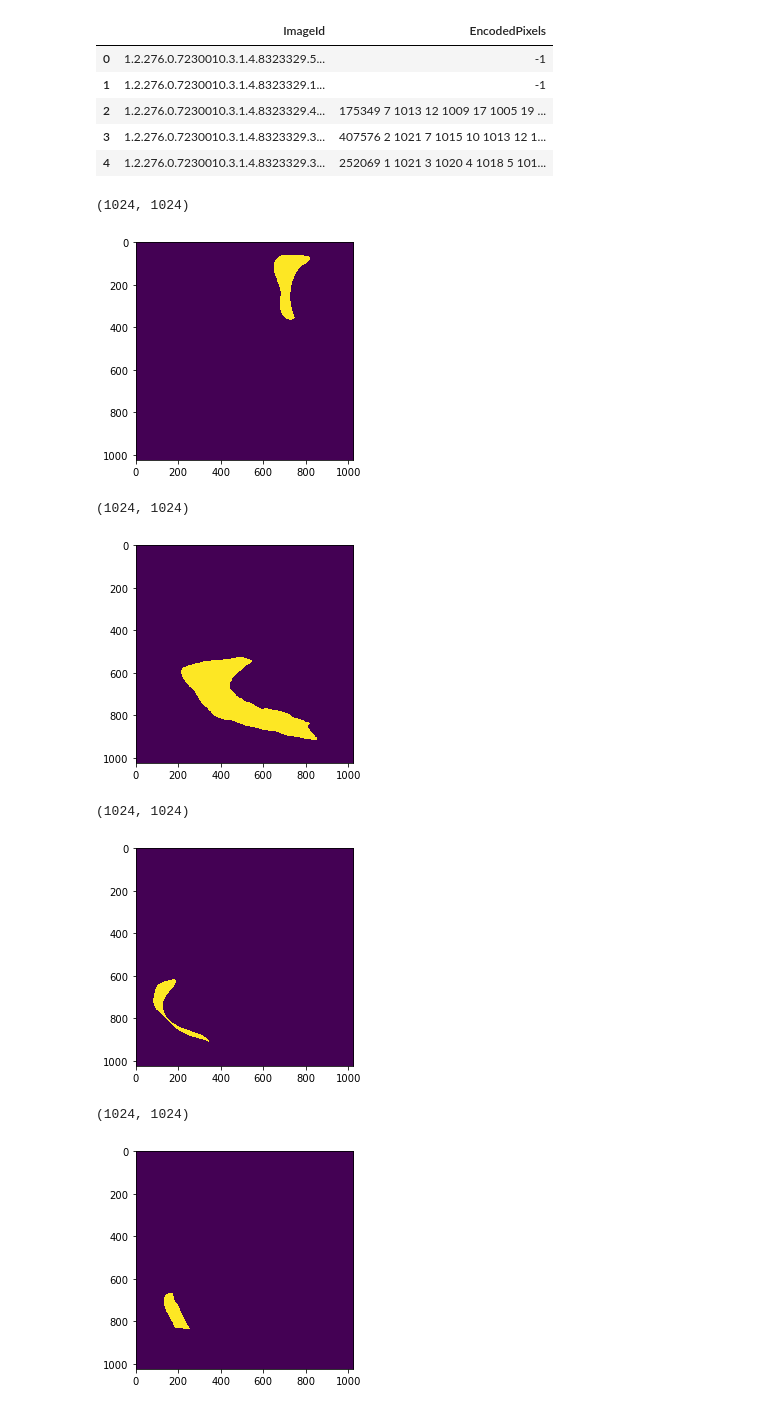
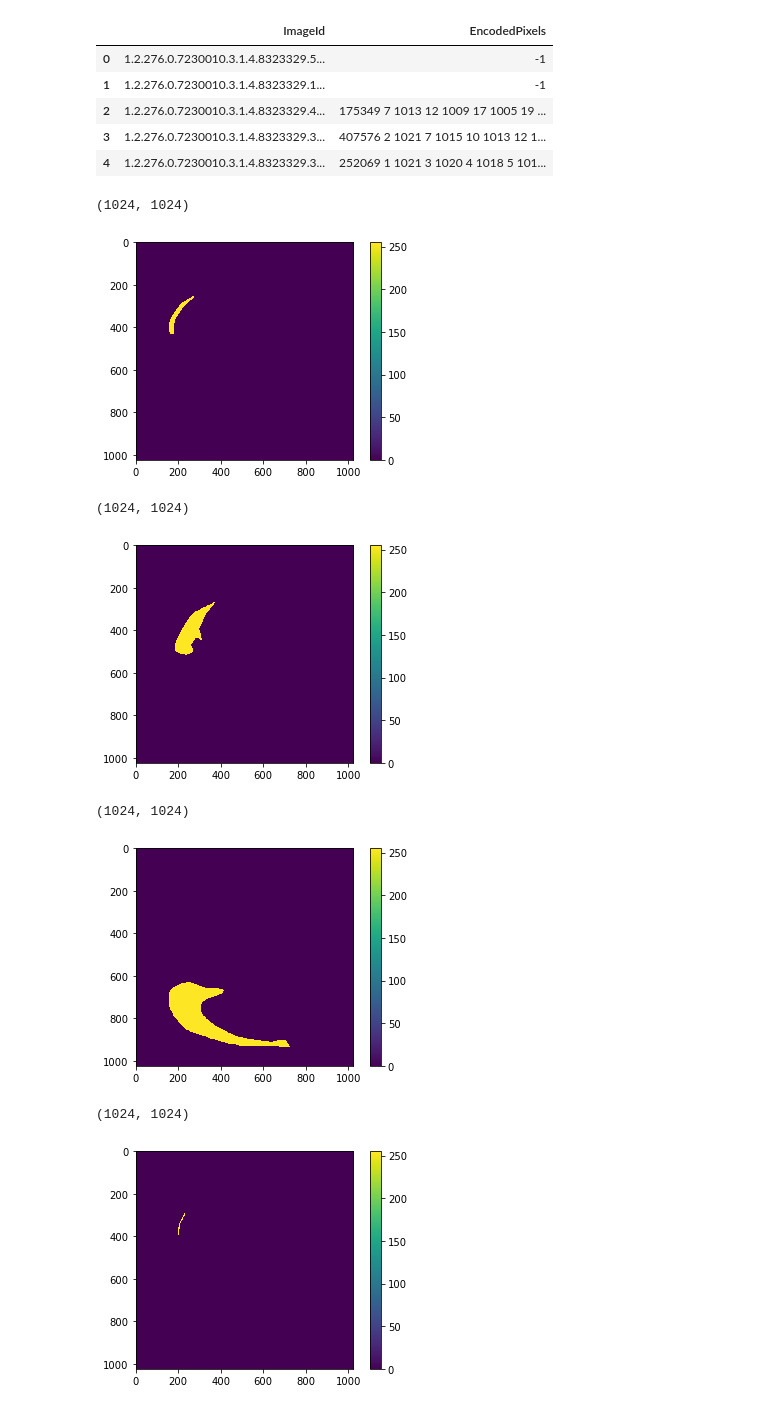
Before and after one commit to xiedidan/siim-pneumothorax, a Jupyter notebook: data-preprocess.ipynb, the cells around one changed output. Drawn from its saved outputs; the diff is of its cells as text; code cells hidden in the pictures.

```diff
--- a/data-preprocess.ipynb
+++ b/data-preprocess.ipynb
@@ -35,29 +37,30 @@ anno_df.head(5)
 # %%
 # try to convert and draw mask
 
 mask_df = anno_df[anno_df['EncodedPixels']!='-1']
 img_list = os.listdir(train_path)
 
 for i in range(5):
     index = random.randint(0, len(mask_df)-1)
 
     imageId = mask_df.iloc[index]['ImageId']
     img_filename = os.path.join(train_path, '{}.png'.format(imageId))
     img = Image.open(img_filename)
     w, h = img.size
 
     mask = rle2mask(mask_df.iloc[index]['EncodedPixels'], w, h)
     print(mask.shape)
 
     plt.imshow(mask)
+    plt.colorbar()
     plt.show()
 # %% [output]
 (1024, 1024)
-[figure, old version]
+[figure, new version]
 (1024, 1024)
-[figure, old version]
+[figure, new version]
 (1024, 1024)
-[figure, old version]
+[figure, new version]
 (1024, 1024)
-[figure, old version]
+[figure, new version]
 (1024, 1024)
```
Also changed, not shown: parts of 8 cells of this notebook, 13 other files.
